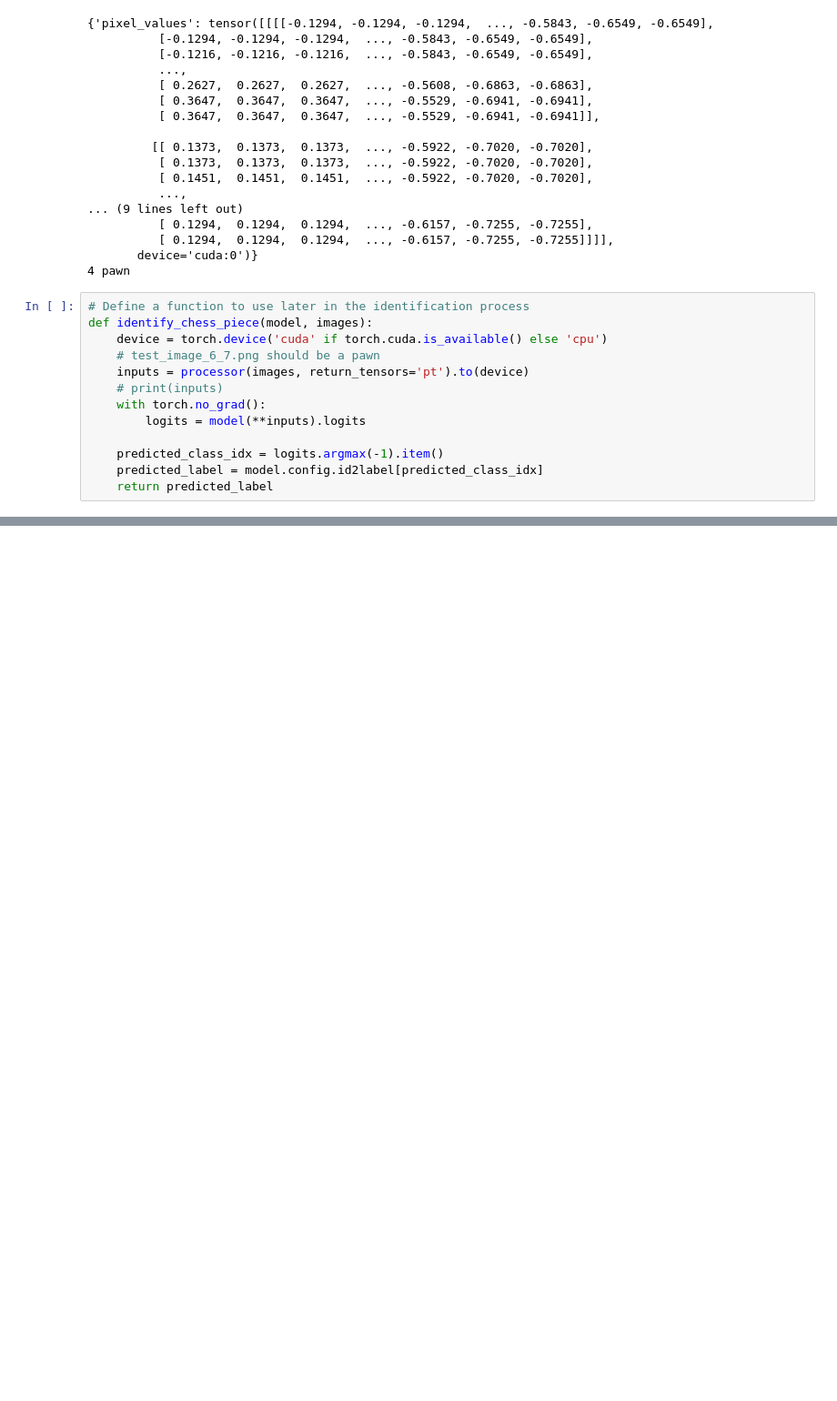
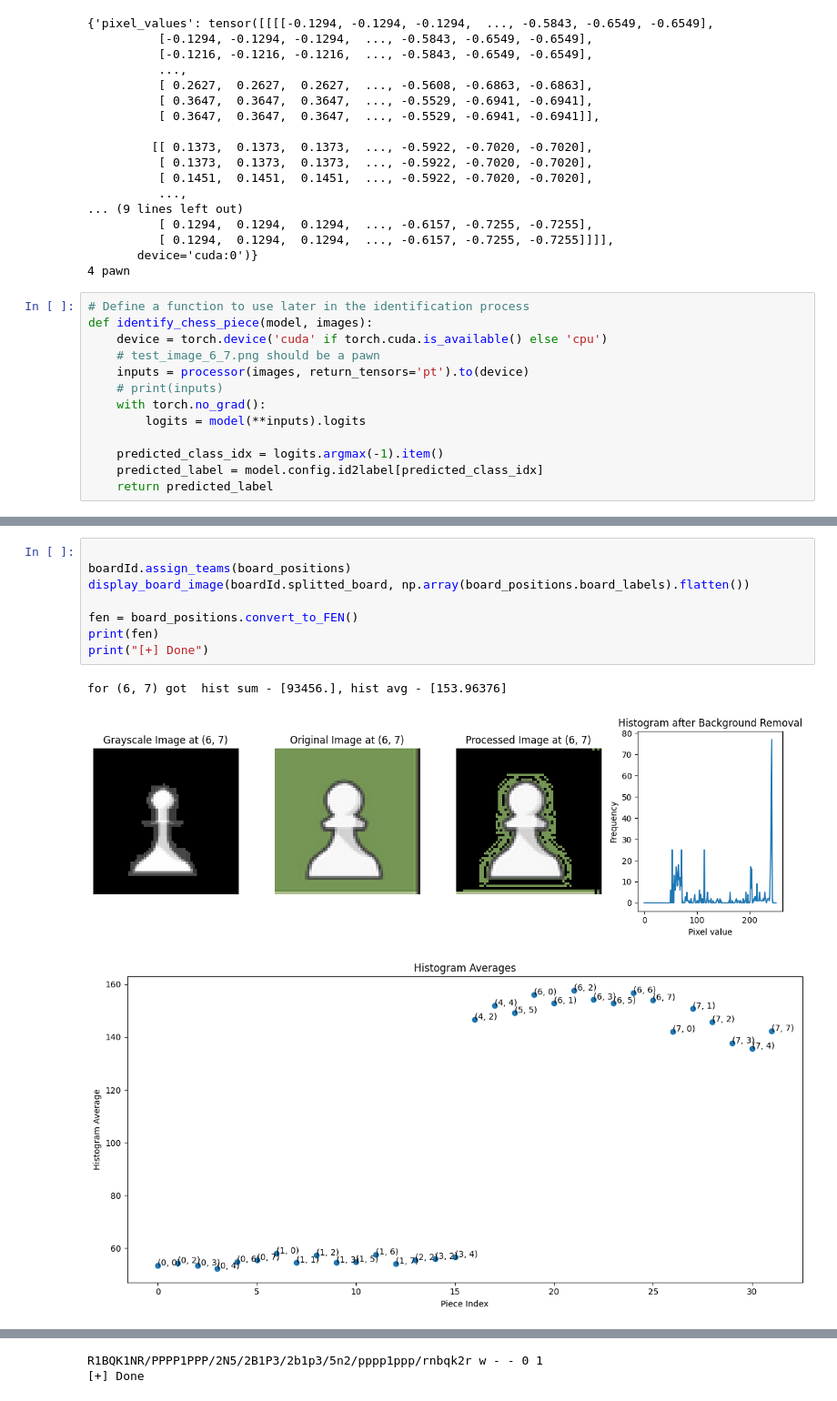
Before and after one commit to ykrinsky/MasterChessMind, a Jupyter notebook: chessboard_identifier/chessboard_identifier_all.ipynb, the cells around one changed output, grey strips where cells are left out. Shown at 91% size. Drawn from its saved outputs; the diff is of its cells as text; blank space fills up the shorter version.

```diff
--- a/chessboard_identifier/chessboard_identifier_all.ipynb
+++ b/chessboard_identifier/chessboard_identifier_all.ipynb
@@ -1106,0 +1408,12 @@ If we find the preprocessing to expensive or problematic to implement in real-wo
+# %%
+
+boardId.assign_teams(board_positions)
+display_board_image(boardId.splitted_board, np.array(board_positions.board_labels).flatten())
+
+fen = board_positions.convert_to_FEN()
+print(fen)
+print("[+] Done")
+# %% [output]
+for (6, 7) got  hist sum - [93456.], hist avg - [153.96376]
+[figure, added]
+[figure, added]
@@ -1106,0 +1421,2 @@ If we find the preprocessing to expensive or problematic to implement in real-wo
+R1BQK1NR/PPPP1PPP/2N5/2B1P3/2b1p3/5n2/pppp1ppp/rnbqk2r w - - 0 1
+[+] Done
```
Also changed, not shown: parts of 11 cells of this notebook, 1 other file.
